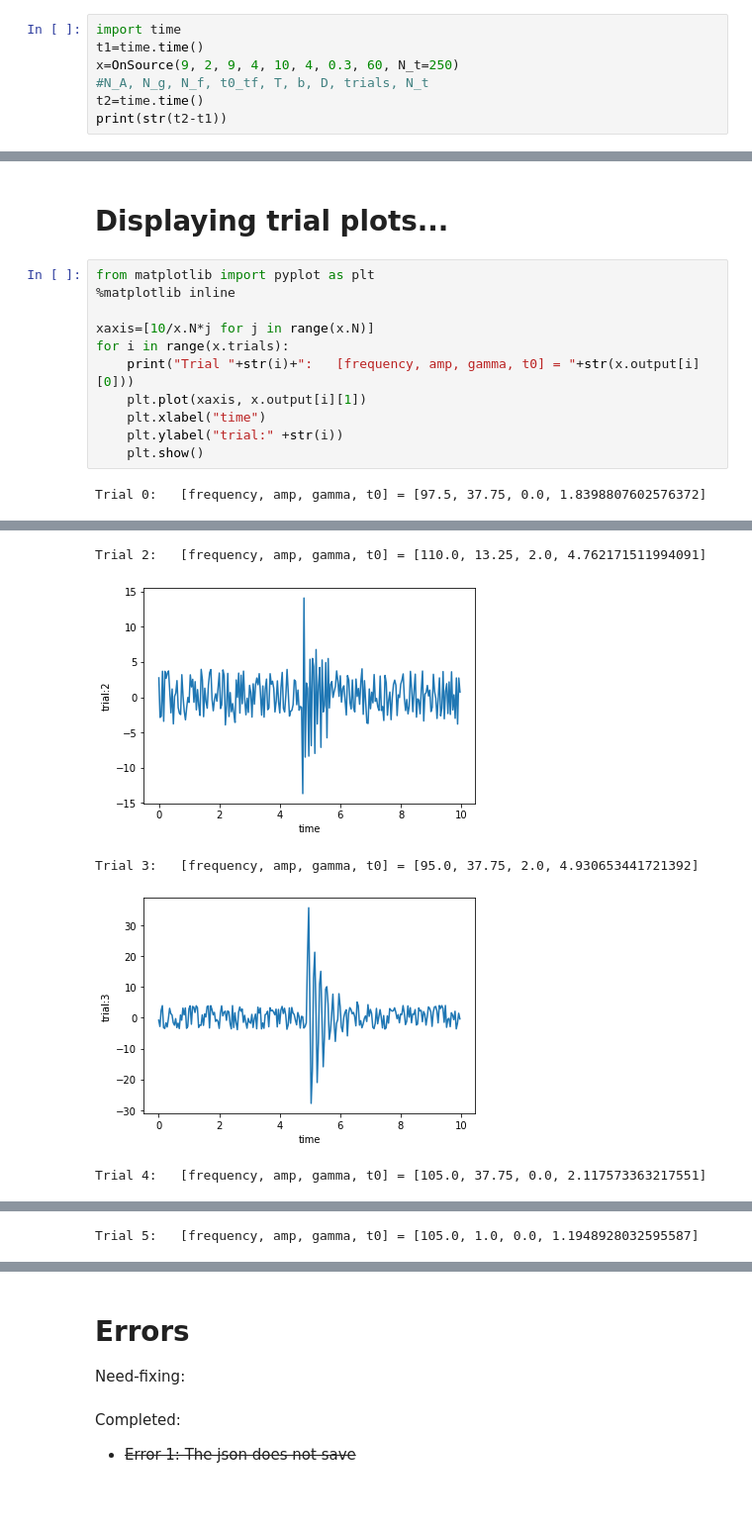
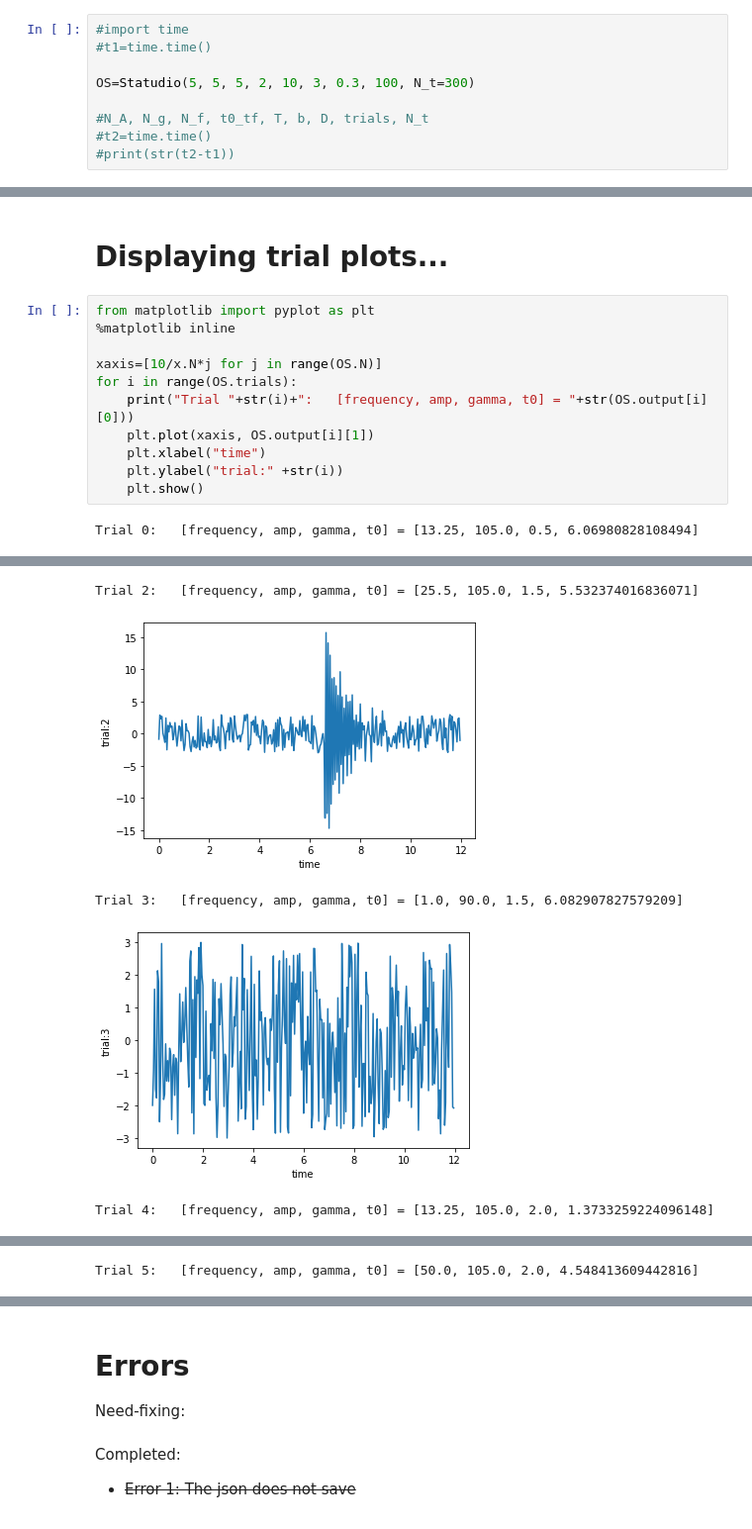
Before and after one commit to mickbrawler/Waveforms, a Jupyter notebook: OnSource_part_1.ipynb, the cells around one changed output, grey strips where cells are left out. Shown at 99% size. Saved outputs shown, nothing was run; the diff lists cells and outputs as text.

```diff
--- a/OnSource_part_1.ipynb
+++ b/OnSource_part_1.ipynb
@@ -585,10 +767,12 @@ The injected signal spans 5 seconds, the total data 10 second, and the step size
 # %%
-import time
-t1=time.time()
-x=OnSource(9, 2, 9, 4, 10, 4, 0.3, 60, N_t=250)
+#import time
+#t1=time.time()
+
+OS=Statudio(5, 5, 5, 2, 10, 3, 0.3, 100, N_t=300)
+
 #N_A, N_g, N_f, t0_tf, T, b, D, trials, N_t
-t2=time.time()
-print(str(t2-t1))
+#t2=time.time()
+#print(str(t2-t1))
 # %% [output]
 very start...
 initalizing output...
@@ -602,12 +785,12 @@ starting data/template loop...
 from matplotlib import pyplot as plt
 %matplotlib inline
 
-xaxis=[10/x.N*j for j in range(x.N)]
-for i in range(x.trials):
-    print("Trial "+str(i)+":   [frequency, amp, gamma, t0] = "+str(x.output[i][0]))
-    plt.plot(xaxis, x.output[i][1])
+xaxis=[10/x.N*j for j in range(OS.N)]
+for i in range(OS.trials):
+    print("Trial "+str(i)+":   [frequency, amp, gamma, t0] = "+str(OS.output[i][0]))
+    plt.plot(xaxis, OS.output[i][1])
     plt.xlabel("time")
     plt.ylabel("trial:" +str(i))
     plt.show()
 # %% [output]
-Trial 0:   [frequency, amp, gamma, t0] = [97.5, 37.75, 0.0, 1.8398807602576372]
+Trial 0:   [frequency, amp, gamma, t0] = [13.25, 105.0, 0.5, 6.06980828108494]
@@ -617,5 +800,5 @@ Trial 1:   [frequency, amp, gamma, t0] = [107.5, 7.125, 2.0, 0.9698147675175159]
-Trial 2:   [frequency, amp, gamma, t0] = [110.0, 13.25, 2.0, 4.762171511994091]
+Trial 2:   [frequency, amp, gamma, t0] = [25.5, 105.0, 1.5, 5.532374016836071]
-[figure, old version]
+[figure, new version]
-Trial 3:   [frequency, amp, gamma, t0] = [95.0, 37.75, 2.0, 4.930653441721392]
+Trial 3:   [frequency, amp, gamma, t0] = [1.0, 90.0, 1.5, 6.082907827579209]
-[figure, old version]
+[figure, new version]
-Trial 4:   [frequency, amp, gamma, t0] = [105.0, 37.75, 0.0, 2.117573363217551]
+Trial 4:   [frequency, amp, gamma, t0] = [13.25, 105.0, 2.0, 1.3733259224096148]
@@ -623 +806 @@ Trial 4:   [frequency, amp, gamma, t0] = [105.0, 37.75, 0.0, 2.117573363217551]
-Trial 5:   [frequency, amp, gamma, t0] = [105.0, 1.0, 0.0, 1.1948928032595587]
+Trial 5:   [frequency, amp, gamma, t0] = [50.0, 105.0, 2.0, 4.548413609442816]
```
Also changed, not shown: parts of 24 cells of this notebook.
